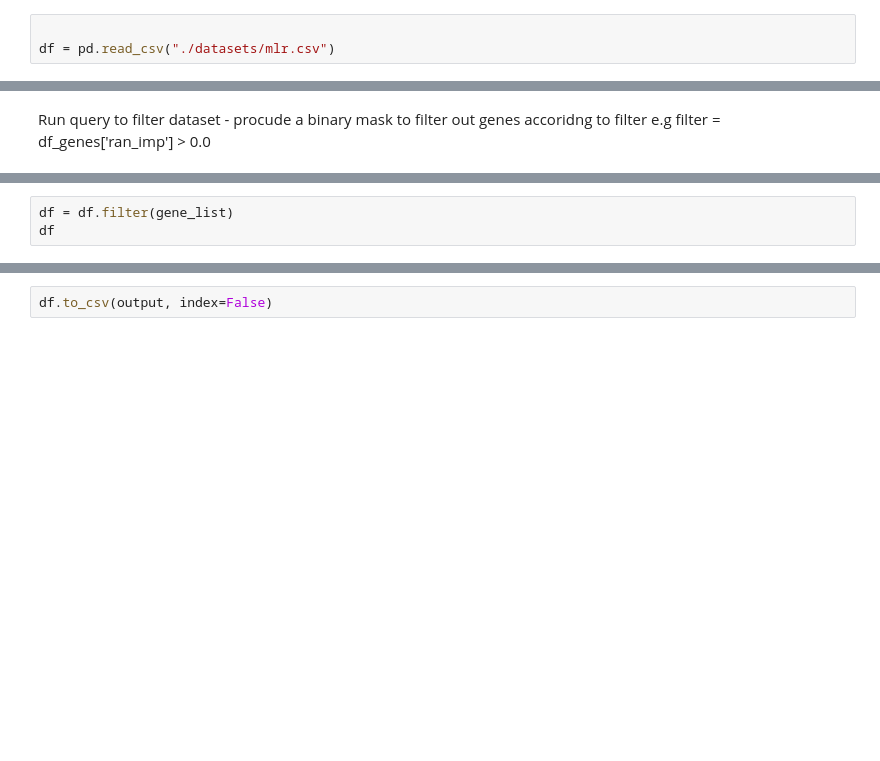
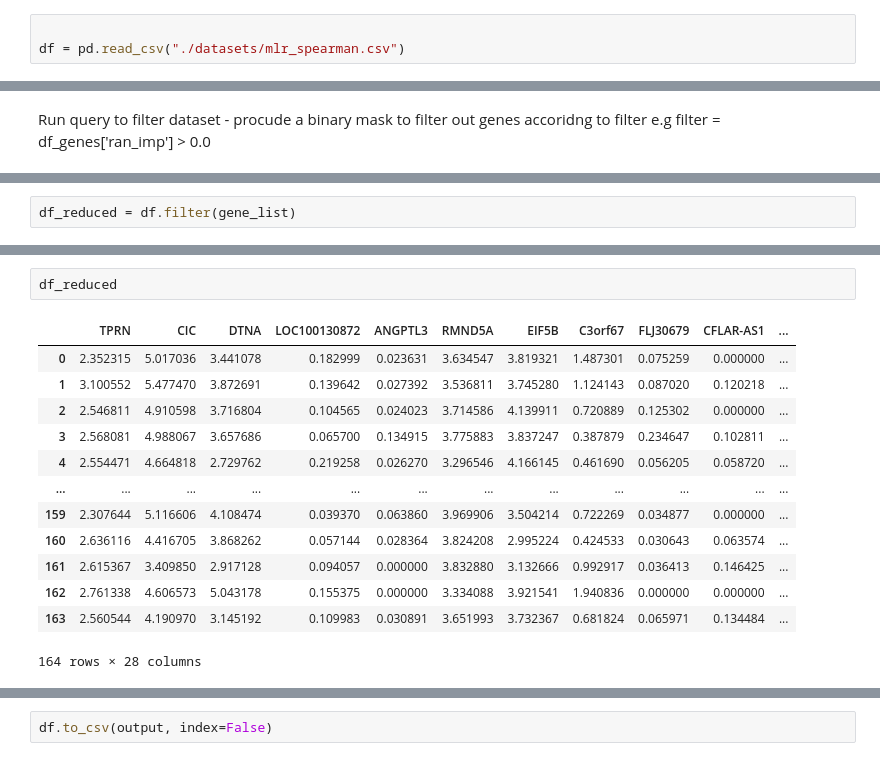
Before and after one commit to iwswordpress/DRL, a Jupyter notebook: 03_create_filtered_mlr_dataset.ipynb, the cells around one changed output, grey strips where cells are left out. Saved outputs shown, nothing was run; the diff lists cells and outputs as text; blank space fills up the shorter version.

```diff
--- a/03_create_filtered_mlr_dataset.ipynb
+++ b/03_create_filtered_mlr_dataset.ipynb
@@ -14,7 +14,7 @@ import warnings
 warnings.filterwarnings("ignore")
 # %%
 
-df = pd.read_csv("./datasets/mlr.csv")
+df = pd.read_csv("./datasets/mlr_spearman.csv")
 # %%
 
 df.head()
@@ -116,3 +120,2 @@ gene_list
 # %%
-df = df.filter(gene_list)
-df
+df_reduced = df.filter(gene_list)
@@ -133,3 +138,19 @@ df
+# %%
+df_reduced
+# %% [output]
+|  | TPRN | CIC | DTNA | LOC100130872 | ANGPTL3 | RMND5A | EIF5B | C3orf67 | FLJ30679 | CFLAR-AS1 | ... |
+| 0 | 2.352315 | 5.017036 | 3.441078 | 0.182999 | 0.023631 | 3.634547 | 3.819321 | 1.487301 | 0.075259 | 0.000000 | ... |
+| 1 | 3.100552 | 5.477470 | 3.872691 | 0.139642 | 0.027392 | 3.536811 | 3.745280 | 1.124143 | 0.087020 | 0.120218 | ... |
+| 2 | 2.546811 | 4.910598 | 3.716804 | 0.104565 | 0.024023 | 3.714586 | 4.139911 | 0.720889 | 0.125302 | 0.000000 | ... |
+| 3 | 2.568081 | 4.988067 | 3.657686 | 0.065700 | 0.134915 | 3.775883 | 3.837247 | 0.387879 | 0.234647 | 0.102811 | ... |
+| 4 | 2.554471 | 4.664818 | 2.729762 | 0.219258 | 0.026270 | 3.296546 | 4.166145 | 0.461690 | 0.056205 | 0.058720 | ... |
+| ... | ... | ... | ... | ... | ... | ... | ... | ... | ... | ... | ... |
+| 159 | 2.307644 | 5.116606 | 4.108474 | 0.039370 | 0.063860 | 3.969906 | 3.504214 | 0.722269 | 0.034877 | 0.000000 | ... |
+| 160 | 2.636116 | 4.416705 | 3.868262 | 0.057144 | 0.028364 | 3.824208 | 2.995224 | 0.424533 | 0.030643 | 0.063574 | ... |
+| 161 | 2.615367 | 3.409850 | 2.917128 | 0.094057 | 0.000000 | 3.832880 | 3.132666 | 0.992917 | 0.036413 | 0.146425 | ... |
+| 162 | 2.761338 | 4.606573 | 5.043178 | 0.155375 | 0.000000 | 3.334088 | 3.921541 | 1.940836 | 0.000000 | 0.000000 | ... |
+| 163 | 2.560544 | 4.190970 | 3.145192 | 0.109983 | 0.030891 | 3.651993 | 3.732367 | 0.681824 | 0.065971 | 0.134484 | ... |
+164 rows × 28 columns
 # %%
 output_file = f'RED_{file}'
 output = f'./datasets/reduced_features_mlr_datasets/{output_file}'
```
Also changed, not shown: parts of 7 cells of this notebook, 11 other files.
